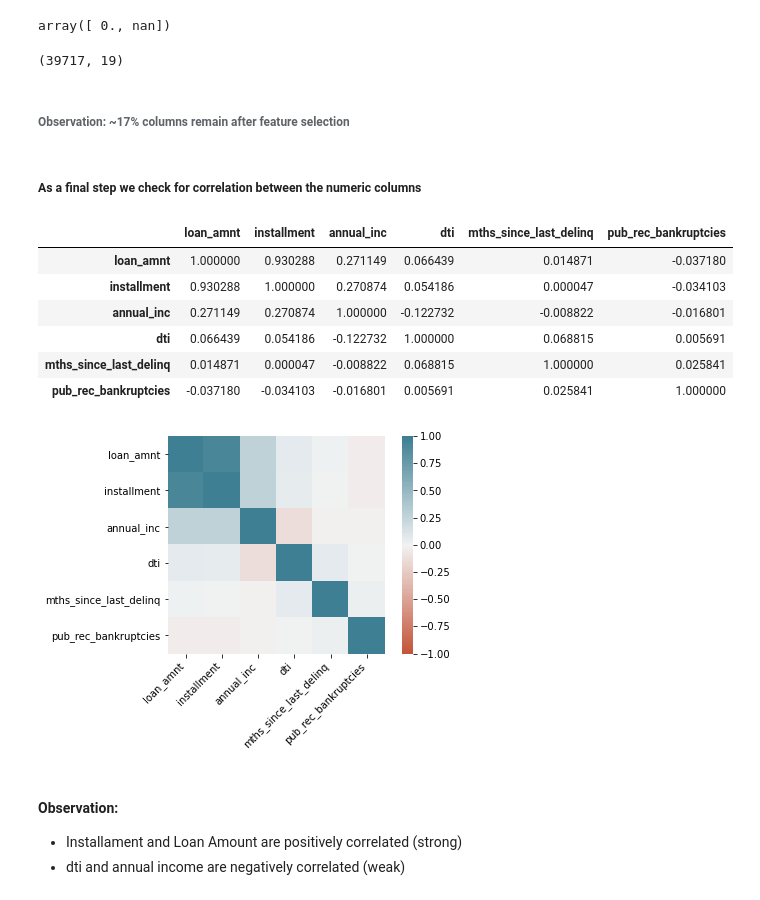
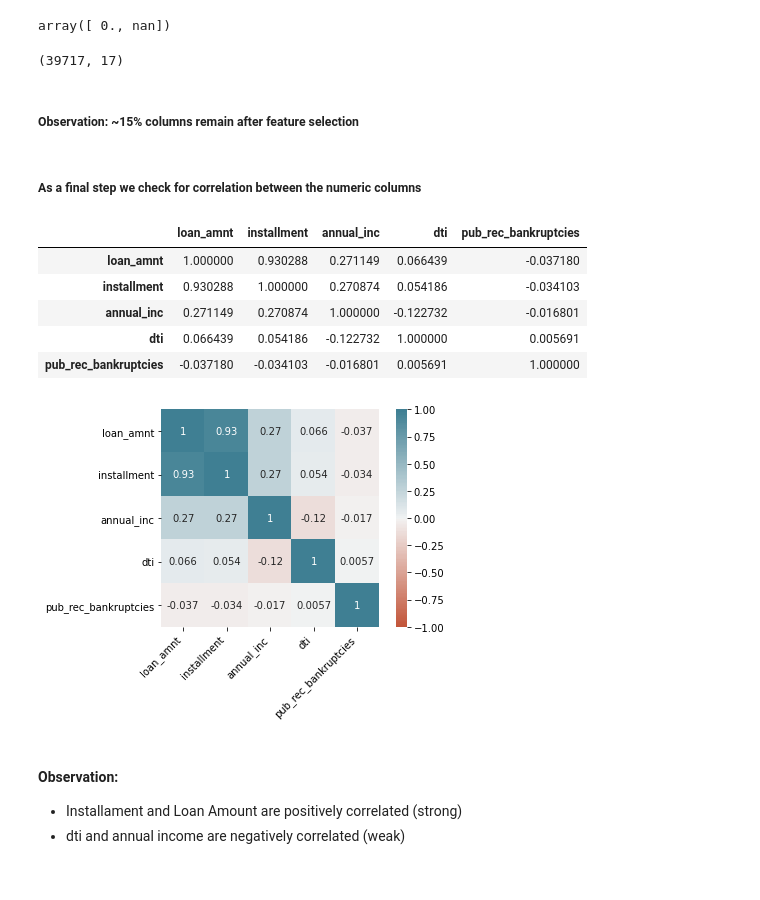
Before and after one commit to ayushxx7/EDA-LendingClubCaseStudy, a Jupyter notebook: LendingClubCaseStudy.ipynb, the cells around one changed output. Saved outputs shown, nothing was run; the diff lists cells and outputs as text; code cells hidden in the pictures.

```diff
--- a/LendingClubCaseStudy.ipynb
+++ b/LendingClubCaseStudy.ipynb
@@ -186,3 +183,5 @@ However, we are not be imputing the values in this phase. We will do so later if
+# %%
+loan_df.drop(['mths_since_last_delinq'], axis=1, inplace=True)
 # %%
 loan_df.shape
 # %% [output]
@@ -286,35 +294,35 @@ loan_df.drop(['collections_12_mths_ex_med', 'chargeoff_within_12_mths', 'tax_lie
 # %%
 loan_df.shape
 # %% [output]
-(39717, 19)
+(39717, 17)
 # %% [markdown]
-###### Observation: ~17% columns remain after feature selection
+##### Observation: ~15% columns remain after feature selection
 # %% [markdown]
 ##### As a final step we check for correlation between the numeric columns
 # %%
 loan_df.corr()
 # %% [output]
-|  | loan_amnt | installment | annual_inc | dti | mths_since_last_delinq | pub_rec_bankruptcies |
-| loan_amnt | 1.000000 | 0.930288 | 0.271149 | 0.066439 | 0.014871 | -0.037180 |
-| installment | 0.930288 | 1.000000 | 0.270874 | 0.054186 | 0.000047 | -0.034103 |
-| annual_inc | 0.271149 | 0.270874 | 1.000000 | -0.122732 | -0.008822 | -0.016801 |
-| dti | 0.066439 | 0.054186 | -0.122732 | 1.000000 | 0.068815 | 0.005691 |
-| mths_since_last_delinq | 0.014871 | 0.000047 | -0.008822 | 0.068815 | 1.000000 | 0.025841 |
-| pub_rec_bankruptcies | -0.037180 | -0.034103 | -0.016801 | 0.005691 | 0.025841 | 1.000000 |
+|  | loan_amnt | installment | annual_inc | dti | pub_rec_bankruptcies |
+| loan_amnt | 1.000000 | 0.930288 | 0.271149 | 0.066439 | -0.037180 |
+| installment | 0.930288 | 1.000000 | 0.270874 | 0.054186 | -0.034103 |
+| annual_inc | 0.271149 | 0.270874 | 1.000000 | -0.122732 | -0.016801 |
+| dti | 0.066439 | 0.054186 | -0.122732 | 1.000000 | 0.005691 |
+| pub_rec_bankruptcies | -0.037180 | -0.034103 | -0.016801 | 0.005691 | 1.000000 |
 # %%
 ax = sns.heatmap(
     loan_df.corr(),
     vmin=-1, vmax=1, center=0,
     cmap=sns.diverging_palette(20, 220, n=200),
-    square=True
+    square=True,
+    annot=True
 )
 ax.set_xticklabels(
     ax.get_xticklabels(),
     rotation=45,
     horizontalalignment='right'
 );
 # %% [output]
-[figure, old version]
+[figure, new version]
 # %% [markdown]
 #### Observation:
 - Installament and Loan Amount are positively correlated (strong)
```
Also changed, not shown: parts of 83 cells of this notebook.
